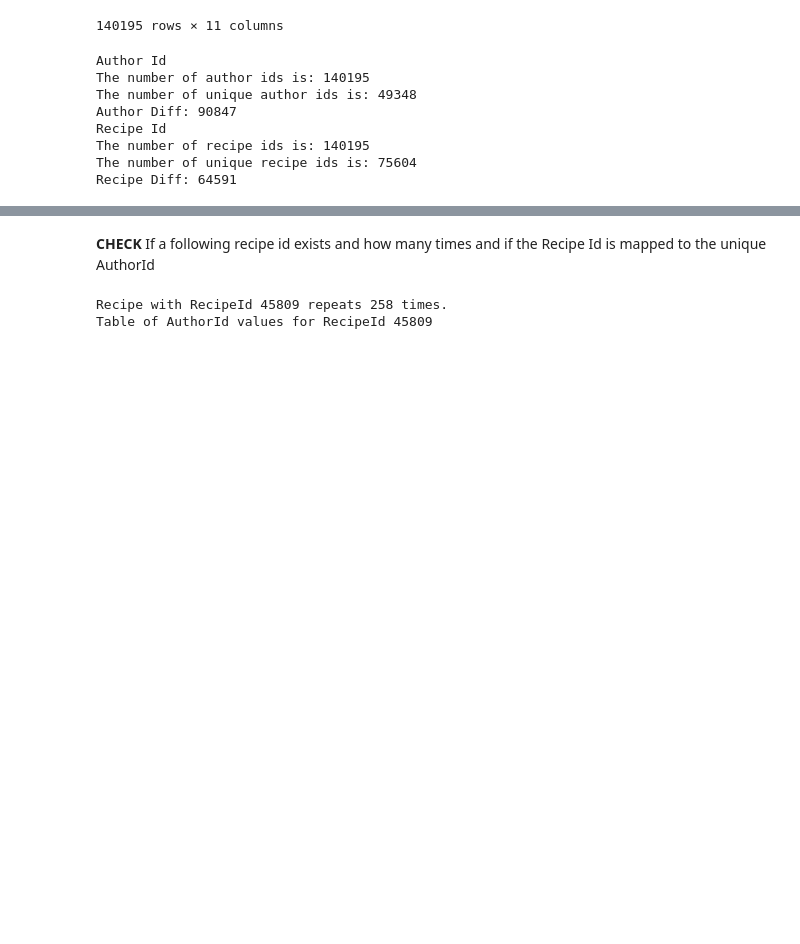
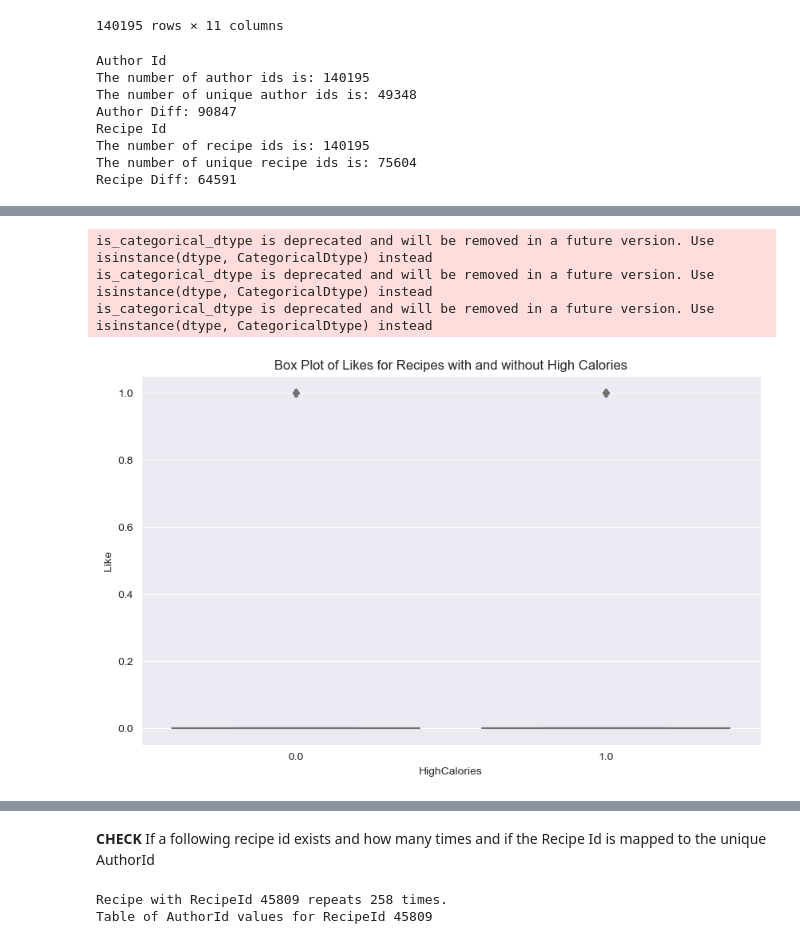
Before and after one commit to tusharkh12/AnalyticsCup, a Jupyter notebook: skilledShark_Submission.ipynb, the cells around one changed output, grey strips where cells are left out. Drawn from its saved outputs; the diff is of its cells as text; code cells hidden in the pictures; blank space fills up the shorter version.

```diff
--- a/skilledShark_Submission.ipynb
+++ b/skilledShark_Submission.ipynb
@@ -337,0 +356,12 @@ Recipe Diff: 64591
+# %%
+plt.figure(figsize=(10, 6))
+sns.boxplot(x='HighCalories', y='Like', data=merged_request_review, palette='pastel')
+plt.title('Box Plot of Likes for Recipes with and without High Calories')
+plt.xlabel('HighCalories')
+plt.ylabel('Like')
+plt.show()
+# %% [output]
+is_categorical_dtype is deprecated and will be removed in a future version. Use isinstance(dtype, CategoricalDtype) instead
+is_categorical_dtype is deprecated and will be removed in a future version. Use isinstance(dtype, CategoricalDtype) instead
+is_categorical_dtype is deprecated and will be removed in a future version. Use isinstance(dtype, CategoricalDtype) instead
+[figure, added]
```
Also changed, not shown: parts of 4 cells of this notebook, 2 other files.
